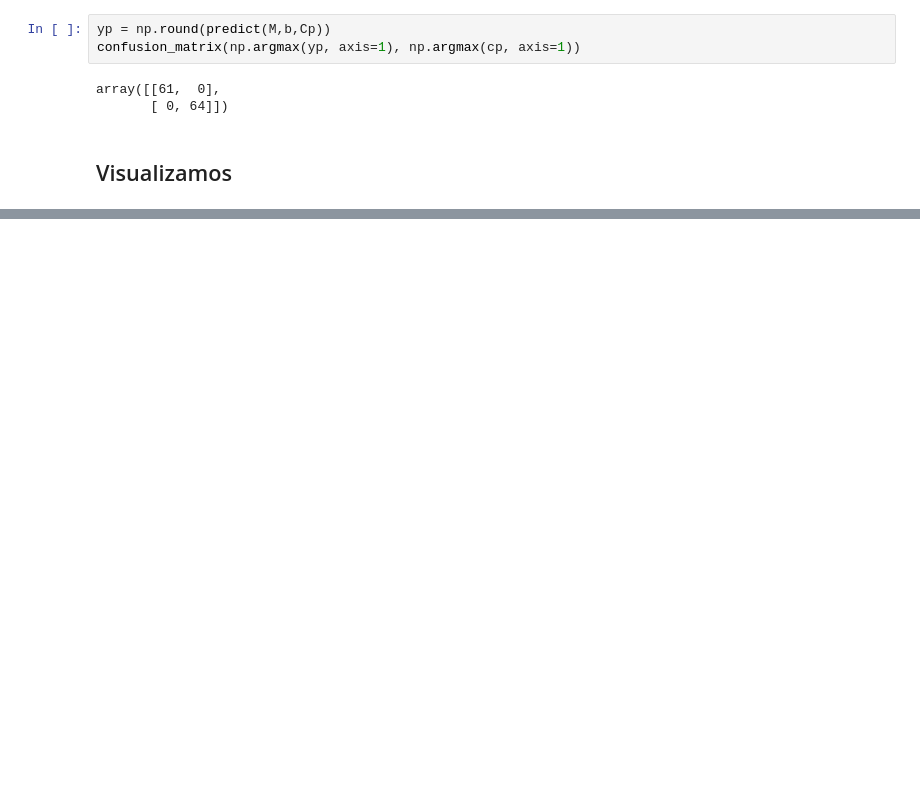
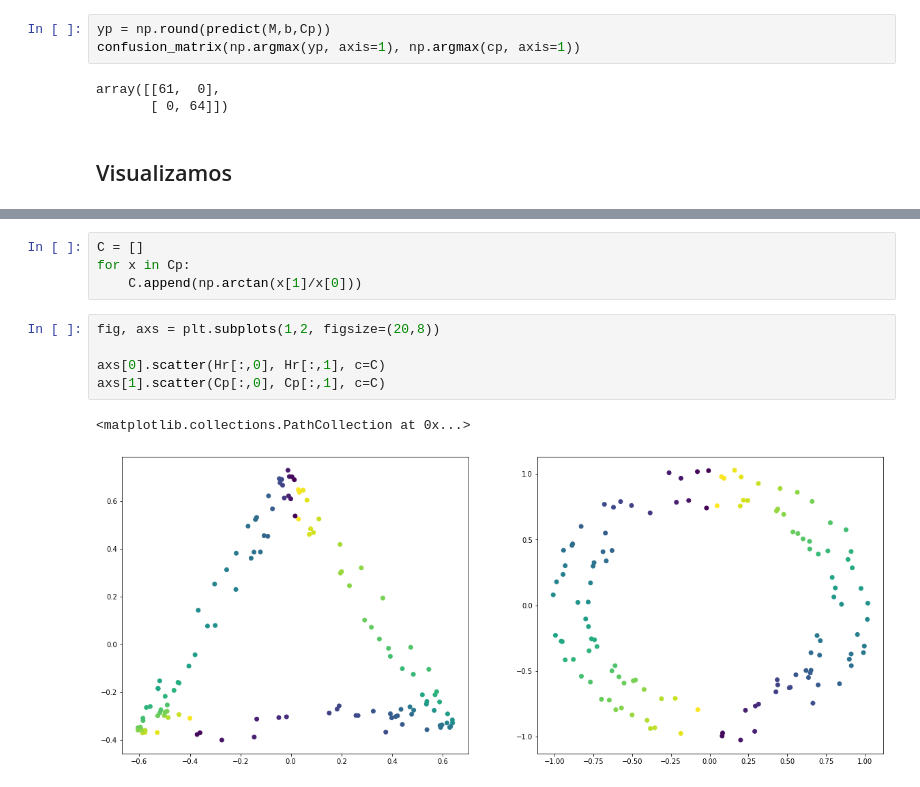
Before and after one commit to sergiohzlz/semestre_2021_neuronales, a Jupyter notebook: 04b. PMC_multiclase.ipynb, the cells around one changed output, grey strips where cells are left out. Cells and saved outputs as stored; diff of their text form; blank space fills up the shorter version.

```diff
--- a/04b. PMC_multiclase.ipynb
+++ b/04b. PMC_multiclase.ipynb
@@ -247,0 +289,12 @@ np.dot([-1,0,0], np.log([0.98,0.01,0.01]))
+# %%
+C = []
+for x in Cp:
+    C.append(np.arctan(x[1]/x[0]))
+# %%
+fig, axs = plt.subplots(1,2, figsize=(20,8))
+
+axs[0].scatter(Hr[:,0], Hr[:,1], c=C)
+axs[1].scatter(Cp[:,0], Cp[:,1], c=C)
+# %% [output]
+<matplotlib.collections.PathCollection at 0x...>
+[figure, added]
```
Also changed, not shown: parts of 13 cells of this notebook.
